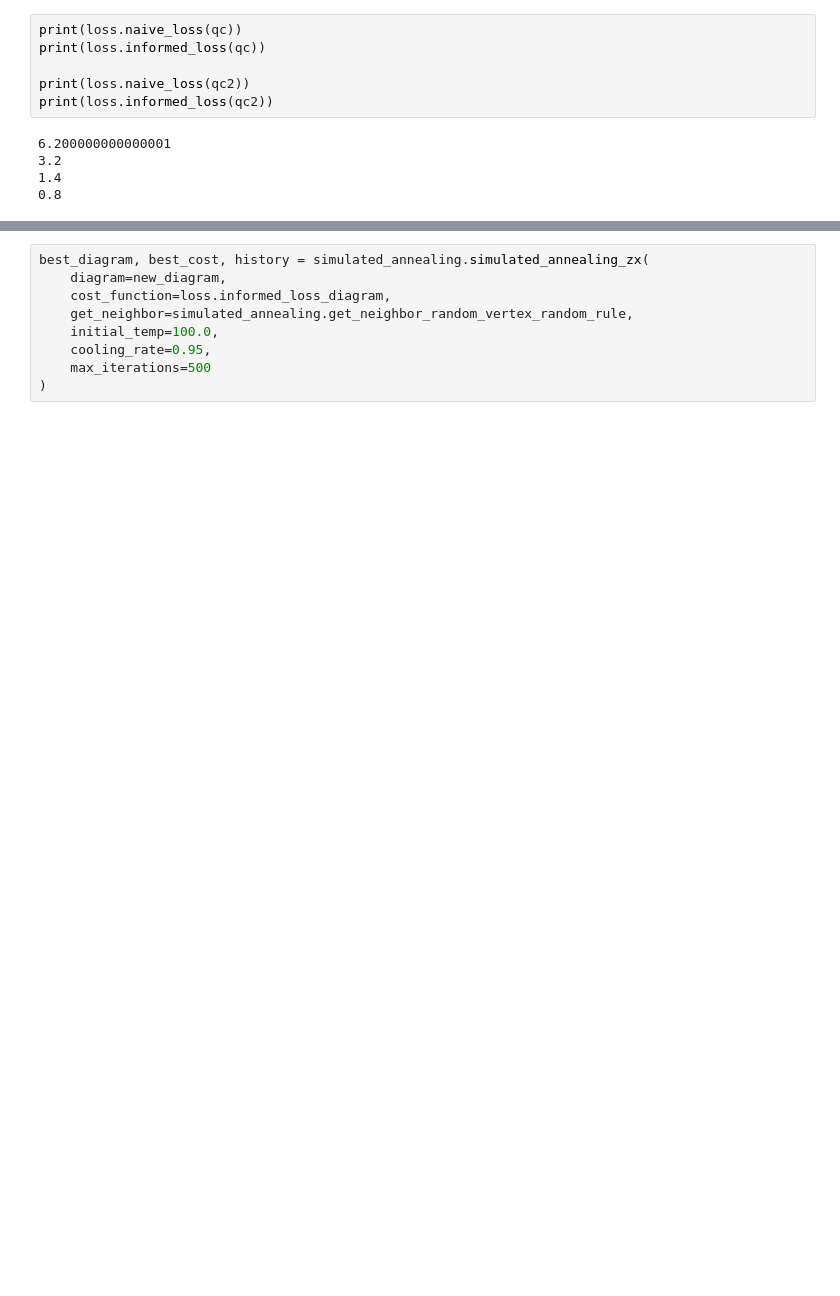
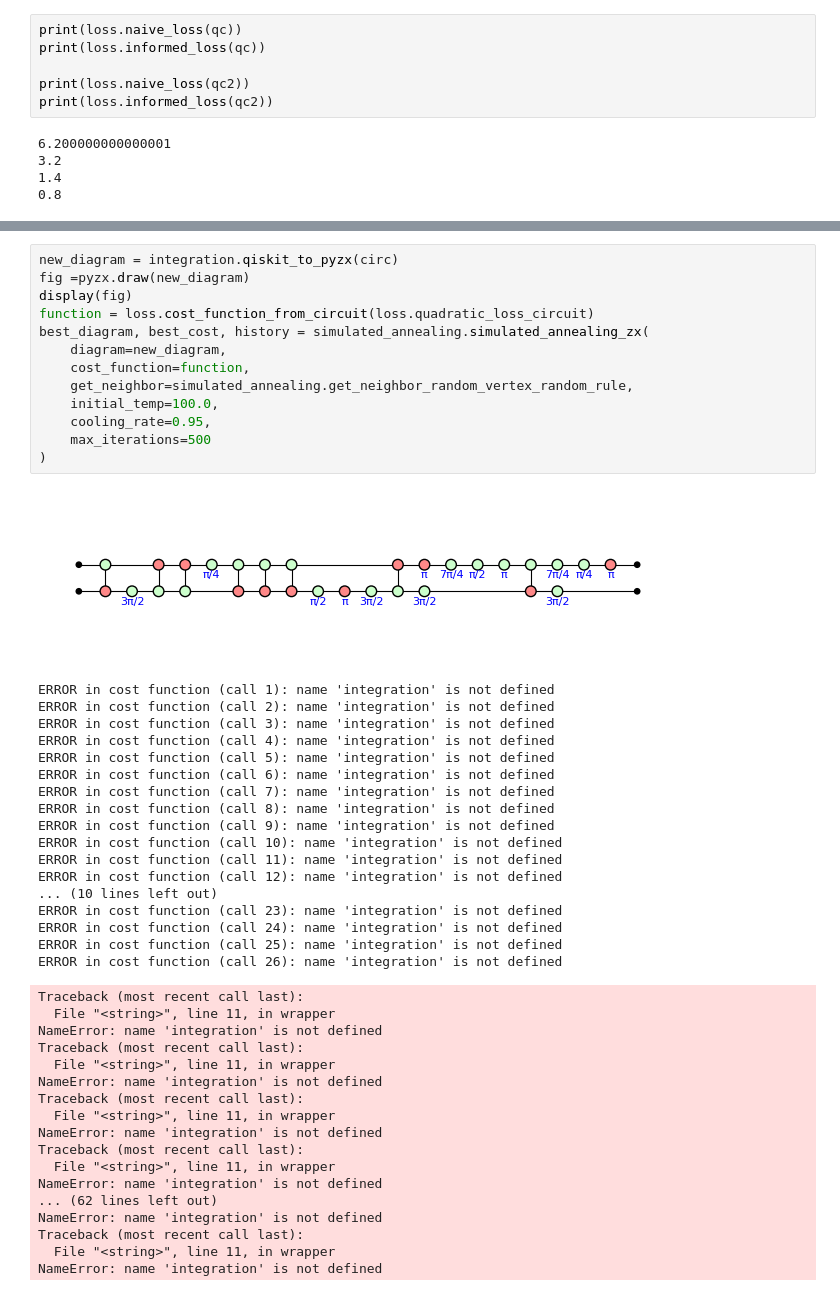
Before and after one commit to Sanj224/quantum-circuit-optimiser, a Jupyter notebook: notebooks/Documentation/documentation.ipynb, the cells around one changed output, grey strips where cells are left out. Cells and saved outputs as stored; diff of their text form; blank space fills up the shorter version.

```diff
--- a/notebooks/Documentation/documentation.ipynb
+++ b/notebooks/Documentation/documentation.ipynb
@@ -137,9 +177,49 @@ circ.draw(output='mpl')
 # %%
+new_diagram = integration.qiskit_to_pyzx(circ)
+fig =pyzx.draw(new_diagram)
+display(fig)
+function = loss.cost_function_from_circuit(loss.quadratic_loss_circuit)
 best_diagram, best_cost, history = simulated_annealing.simulated_annealing_zx(
     diagram=new_diagram,
-    cost_function=loss.informed_loss_diagram,
+    cost_function=function,
     get_neighbor=simulated_annealing.get_neighbor_random_vertex_random_rule,
     initial_temp=100.0,
     cooling_rate=0.95,
     max_iterations=500
 )
+# %% [output]
+[figure, added]
+ERROR in cost function (call 1): name 'integration' is not defined
+ERROR in cost function (call 2): name 'integration' is not defined
+ERROR in cost function (call 3): name 'integration' is not defined
+ERROR in cost function (call 4): name 'integration' is not defined
+ERROR in cost function (call 5): name 'integration' is not defined
+ERROR in cost function (call 6): name 'integration' is not defined
+ERROR in cost function (call 7): name 'integration' is not defined
+ERROR in cost function (call 8): name 'integration' is not defined
+ERROR in cost function (call 9): name 'integration' is not defined
+ERROR in cost function (call 10): name 'integration' is not defined
+ERROR in cost function (call 11): name 'integration' is not defined
+ERROR in cost function (call 12): name 'integration' is not defined
+... (10 lines left out)
+ERROR in cost function (call 23): name 'integration' is not defined
+ERROR in cost function (call 24): name 'integration' is not defined
+ERROR in cost function (call 25): name 'integration' is not defined
+ERROR in cost function (call 26): name 'integration' is not defined
+Traceback (most recent call last):
+  File "<string>", line 11, in wrapper
+NameError: name 'integration' is not defined
+Traceback (most recent call last):
+  File "<string>", line 11, in wrapper
+NameError: name 'integration' is not defined
+Traceback (most recent call last):
+  File "<string>", line 11, in wrapper
+NameError: name 'integration' is not defined
+Traceback (most recent call last):
+  File "<string>", line 11, in wrapper
+NameError: name 'integration' is not defined
+... (62 lines left out)
+NameError: name 'integration' is not defined
+Traceback (most recent call last):
+  File "<string>", line 11, in wrapper
+NameError: name 'integration' is not defined
```
Also changed, not shown: parts of 11 cells of this notebook, 2 other files.
